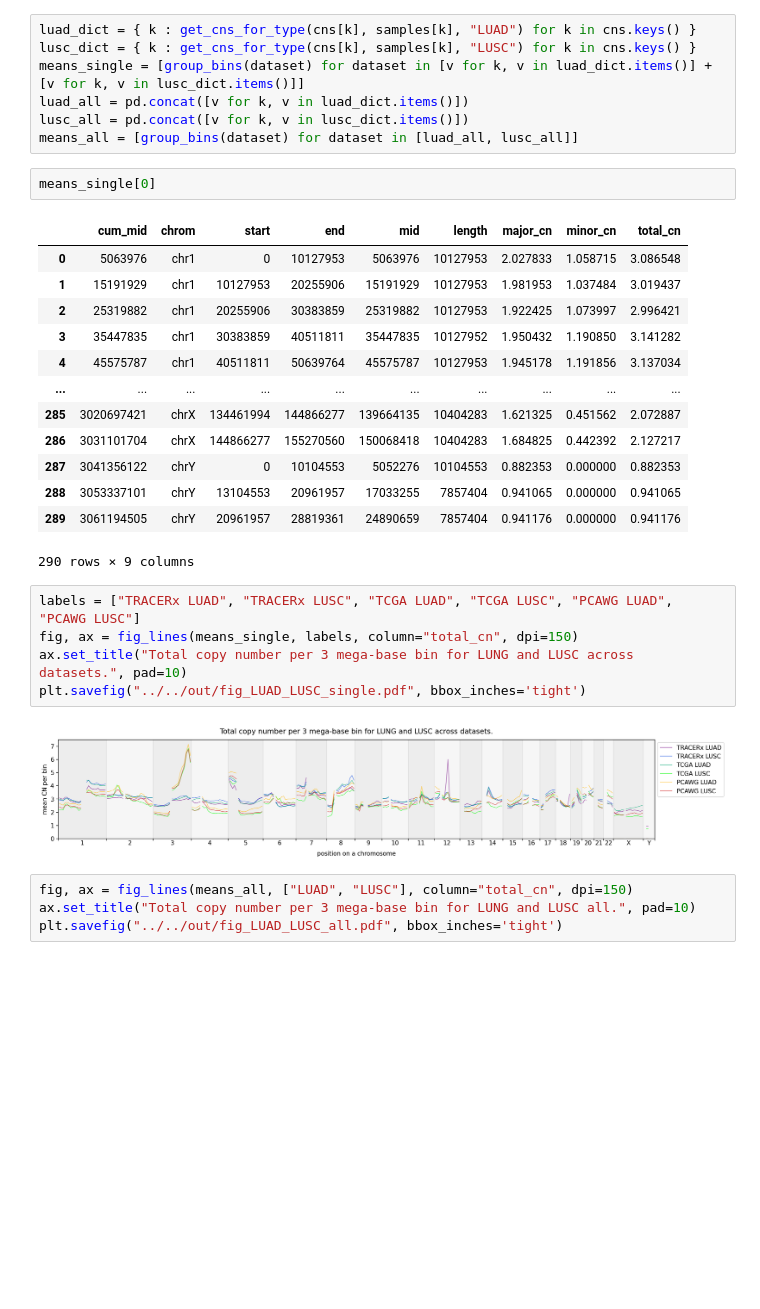
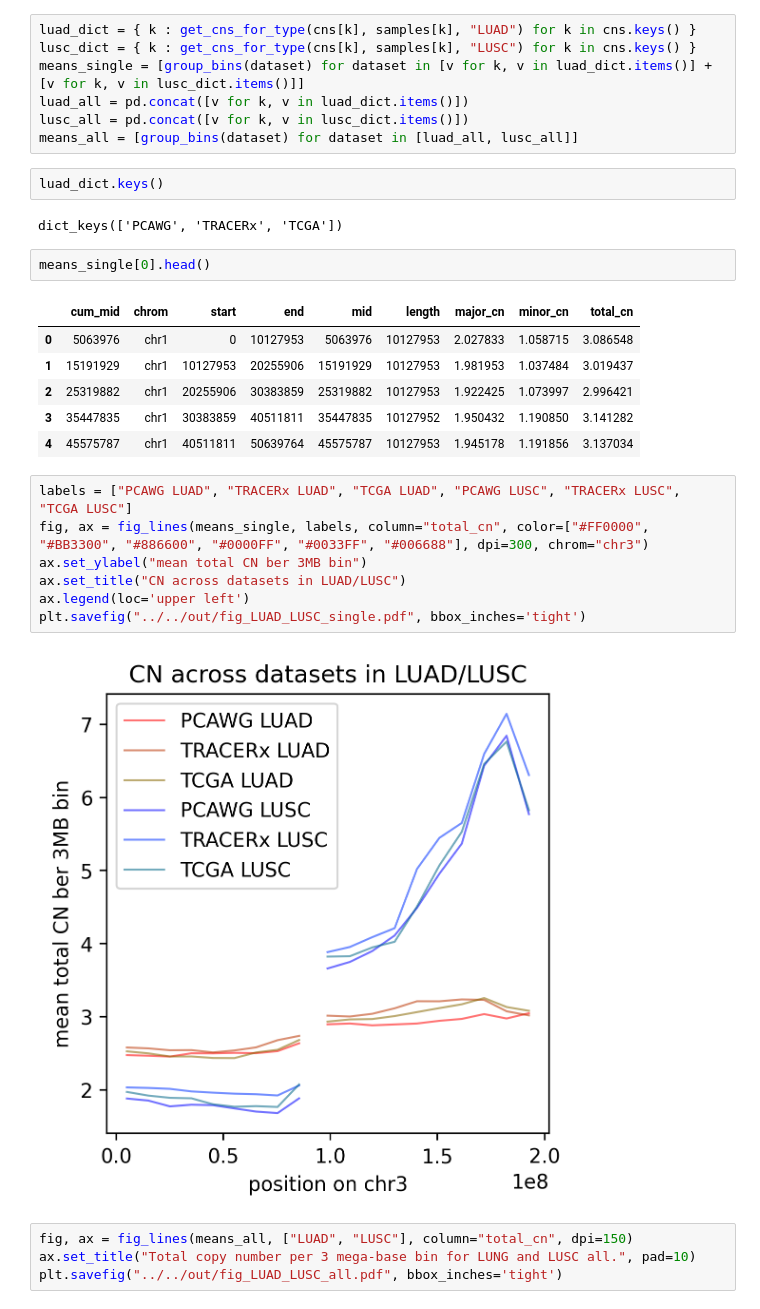
Before and after one commit to ICCB-Cologne/CNSistent, a Jupyter notebook: notebooks/analyze/analyze_lung.ipynb, the cells around one changed output. Drawn from its saved outputs; the diff is of its cells as text; blank space fills up the shorter version.

Commit message:
Corrected single-chrom plots, updated lung analysis.

```diff
--- a/notebooks/analyze/analyze_lung.ipynb
+++ b/notebooks/analyze/analyze_lung.ipynb
@@ -39,8 +39,12 @@ means_single = [group_bins(dataset) for dataset in [v for k, v in luad_dict.item
 luad_all = pd.concat([v for k, v in luad_dict.items()])
 lusc_all = pd.concat([v for k, v in lusc_dict.items()])
 means_all = [group_bins(dataset) for dataset in [luad_all, lusc_all]]
+# %%
+luad_dict.keys()
+# %% [output]
+dict_keys(['PCAWG', 'TRACERx', 'TCGA'])
 # %%
-means_single[0]
+means_single[0].head()
 # %% [output]
 |  | cum_mid | chrom | start | end | mid | length | major_cn | minor_cn | total_cn |
 | 0 | 5063976 | chr1 | 0 | 10127953 | 5063976 | 10127953 | 2.027833 | 1.058715 | 3.086548 |
@@ -48,20 +52,15 @@ means_single[0]
 | 2 | 25319882 | chr1 | 20255906 | 30383859 | 25319882 | 10127953 | 1.922425 | 1.073997 | 2.996421 |
 | 3 | 35447835 | chr1 | 30383859 | 40511811 | 35447835 | 10127952 | 1.950432 | 1.190850 | 3.141282 |
 | 4 | 45575787 | chr1 | 40511811 | 50639764 | 45575787 | 10127953 | 1.945178 | 1.191856 | 3.137034 |
-| ... | ... | ... | ... | ... | ... | ... | ... | ... | ... |
-| 285 | 3020697421 | chrX | 134461994 | 144866277 | 139664135 | 10404283 | 1.621325 | 0.451562 | 2.072887 |
-| 286 | 3031101704 | chrX | 144866277 | 155270560 | 150068418 | 10404283 | 1.684825 | 0.442392 | 2.127217 |
-| 287 | 3041356122 | chrY | 0 | 10104553 | 5052276 | 10104553 | 0.882353 | 0.000000 | 0.882353 |
-| 288 | 3053337101 | chrY | 13104553 | 20961957 | 17033255 | 7857404 | 0.941065 | 0.000000 | 0.941065 |
-| 289 | 3061194505 | chrY | 20961957 | 28819361 | 24890659 | 7857404 | 0.941176 | 0.000000 | 0.941176 |
-290 rows × 9 columns
 # %%
-labels = ["TRACERx LUAD", "TRACERx LUSC", "TCGA LUAD", "TCGA LUSC", "PCAWG LUAD", "PCAWG LUSC"]
-fig, ax = fig_lines(means_single, labels, column="total_cn", dpi=150)
-ax.set_title("Total copy number per 3 mega-base bin for LUNG and LUSC across datasets.", pad=10)
+labels = ["PCAWG LUAD", "TRACERx LUAD", "TCGA LUAD", "PCAWG LUSC", "TRACERx LUSC", "TCGA LUSC"]
+fig, ax = fig_lines(means_single, labels, column="total_cn", color=["#FF0000", "#BB3300", "#886600", "#0000FF", "#0033FF", "#006688"], dpi=300, chrom="chr3")
+ax.set_ylabel("mean total CN ber 3MB bin")
+ax.set_title("CN across datasets in LUAD/LUSC")
+ax.legend(loc='upper left')
 plt.savefig("../../out/fig_LUAD_LUSC_single.pdf", bbox_inches='tight')
 # %% [output]
-[figure, old version]
+[figure, new version]
 # %%
 fig, ax = fig_lines(means_all, ["LUAD", "LUSC"], column="total_cn", dpi=150)
 ax.set_title("Total copy number per 3 mega-base bin for LUNG and LUSC all.", pad=10)
```
Also changed, not shown: parts of 14 cells of this notebook, 4 other files.
